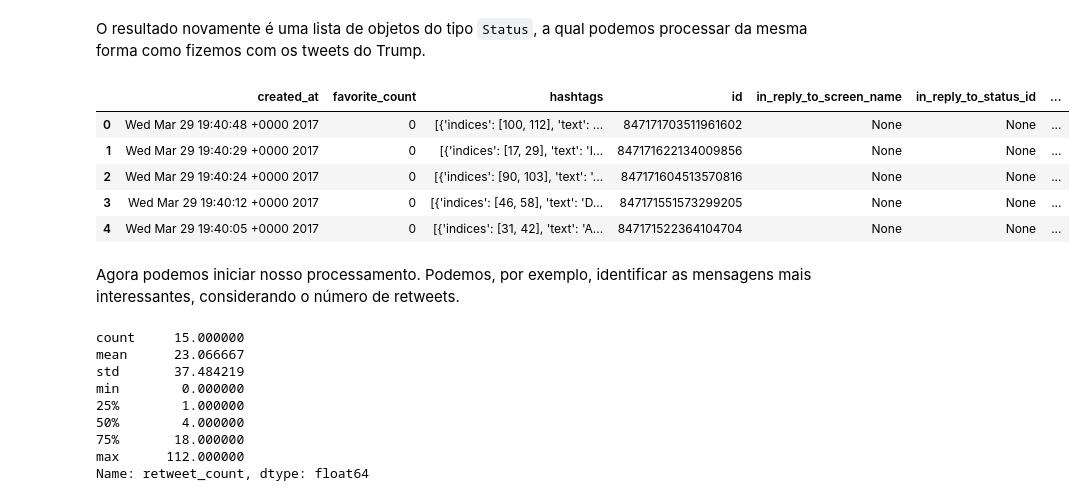
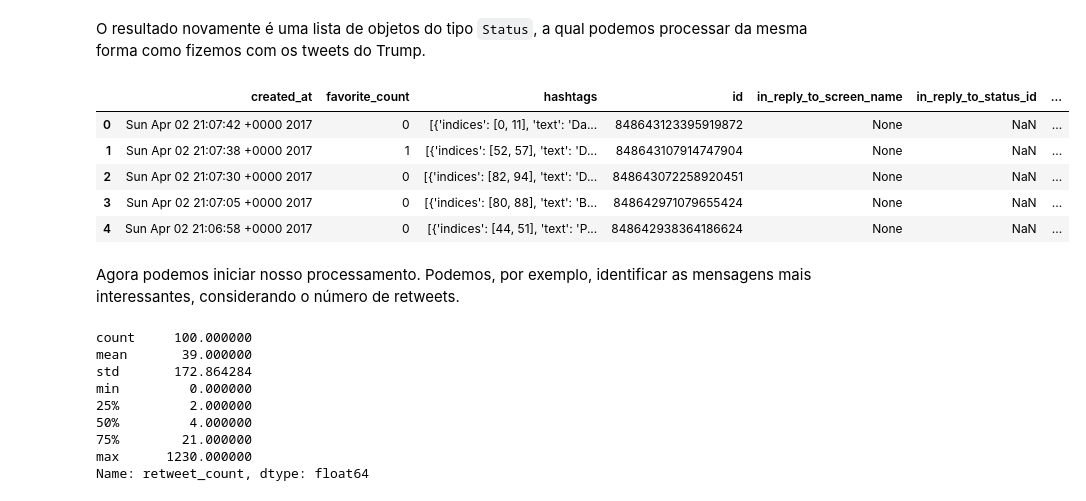
Before and after one commit to ProfLuciano/cd, a Jupyter notebook: slides/aula06-data-scraping-api-twitter.ipynb, the cells around one changed output. Cells and saved outputs as stored; diff of their text form; code cells hidden in the pictures.

```diff
--- a/slides/aula06-data-scraping-api-twitter.ipynb
+++ b/slides/aula06-data-scraping-api-twitter.ipynb
@@ -139,7 +141,7 @@ O primeiro passo para coletar os dados é autenticar o usuário e o aplicativo.
 # As chaves estao armazenadas em um arquivo de configuracoes
 # Python possui uma biblioteca para processar esses arquivos (ver configparser)
 with open('../configs.txt') as f:
-    chaves = json.loads(f.readlines())
+    chaves = json.load(f)
 
 # Autentica o usuario na API
 auth = tweepy.OAuthHandler(chaves["consumer_key"], chaves["consumer_secret"])
@@ -336,4 +355,4 @@ API.search(q[, lang][, locale][, rpp][, page][, since_id][, geocode][, show_user
 # %%
-tweetsDataScience = api.search('#datascience')
-tweetsDataScience
+tweetsDataScience = api.search('#datascience',count=100,result_type="recent")
+len(tweetsDataScience)
 # %% [output]
@@ -355,27 +360,28 @@ tweetsDataScience
 # %% [markdown]
 O resultado novamente é uma lista de objetos do tipo `Status`, a qual podemos processar da mesma forma como fizemos com os tweets do Trump.
 # %%
-dfTweetsDataScience = pd.DataFrame(list(map(lambda x: filtra_campos(x._json),tweetsDataScience)))
+dfTweetsDataScience = pd.DataFrame(list(map(lambda x: filtra_campos(x._json),
+                                            tweetsDataScience)))
 dfTweetsDataScience.head()
 # %% [output]
 |  | created_at | favorite_count | hashtags | id | in_reply_to_screen_name | in_reply_to_status_id | ... |
-| 0 | Wed Mar 29 19:40:48 +0000 2017 | 0 | [{'indices': [100, 112], 'text': ... | 847171703511961602 | None | None | ... |
-| 1 | Wed Mar 29 19:40:29 +0000 2017 | 0 | [{'indices': [17, 29], 'text': 'I... | 847171622134009856 | None | None | ... |
-| 2 | Wed Mar 29 19:40:24 +0000 2017 | 0 | [{'indices': [90, 103], 'text': '... | 847171604513570816 | None | None | ... |
-| 3 | Wed Mar 29 19:40:12 +0000 2017 | 0 | [{'indices': [46, 58], 'text': 'D... | 847171551573299205 | None | None | ... |
-| 4 | Wed Mar 29 19:40:05 +0000 2017 | 0 | [{'indices': [31, 42], 'text': 'A... | 847171522364104704 | None | None | ... |
+| 0 | Sun Apr 02 21:07:42 +0000 2017 | 0 | [{'indices': [0, 11], 'text': 'Da... | 848643123395919872 | None | NaN | ... |
+| 1 | Sun Apr 02 21:07:38 +0000 2017 | 1 | [{'indices': [52, 57], 'text': 'D... | 848643107914747904 | None | NaN | ... |
+| 2 | Sun Apr 02 21:07:30 +0000 2017 | 0 | [{'indices': [82, 94], 'text': 'D... | 848643072258920451 | None | NaN | ... |
+| 3 | Sun Apr 02 21:07:05 +0000 2017 | 0 | [{'indices': [80, 88], 'text': 'B... | 848642971079655424 | None | NaN | ... |
+| 4 | Sun Apr 02 21:06:58 +0000 2017 | 0 | [{'indices': [44, 51], 'text': 'P... | 848642938364186624 | None | NaN | ... |
 # %% [markdown]
 Agora podemos iniciar nosso processamento. Podemos, por exemplo, identificar as mensagens mais interessantes, considerando o número de retweets.
 # %%
 dfTweetsDataScience.retweet_count.describe()
 # %% [output]
-count     15.000000
-mean      23.066667
-std       37.484219
-min        0.000000
-25%        1.000000
-50%        4.000000
-75%       18.000000
-max      112.000000
+count     100.000000
+mean       39.000000
+std       172.864284
+min         0.000000
+25%         2.000000
+50%         4.000000
+75%        21.000000
+max      1230.000000
 Name: retweet_count, dtype: float64
 # %%
```
Also changed, not shown: parts of 31 cells of this notebook, 1 other file.
